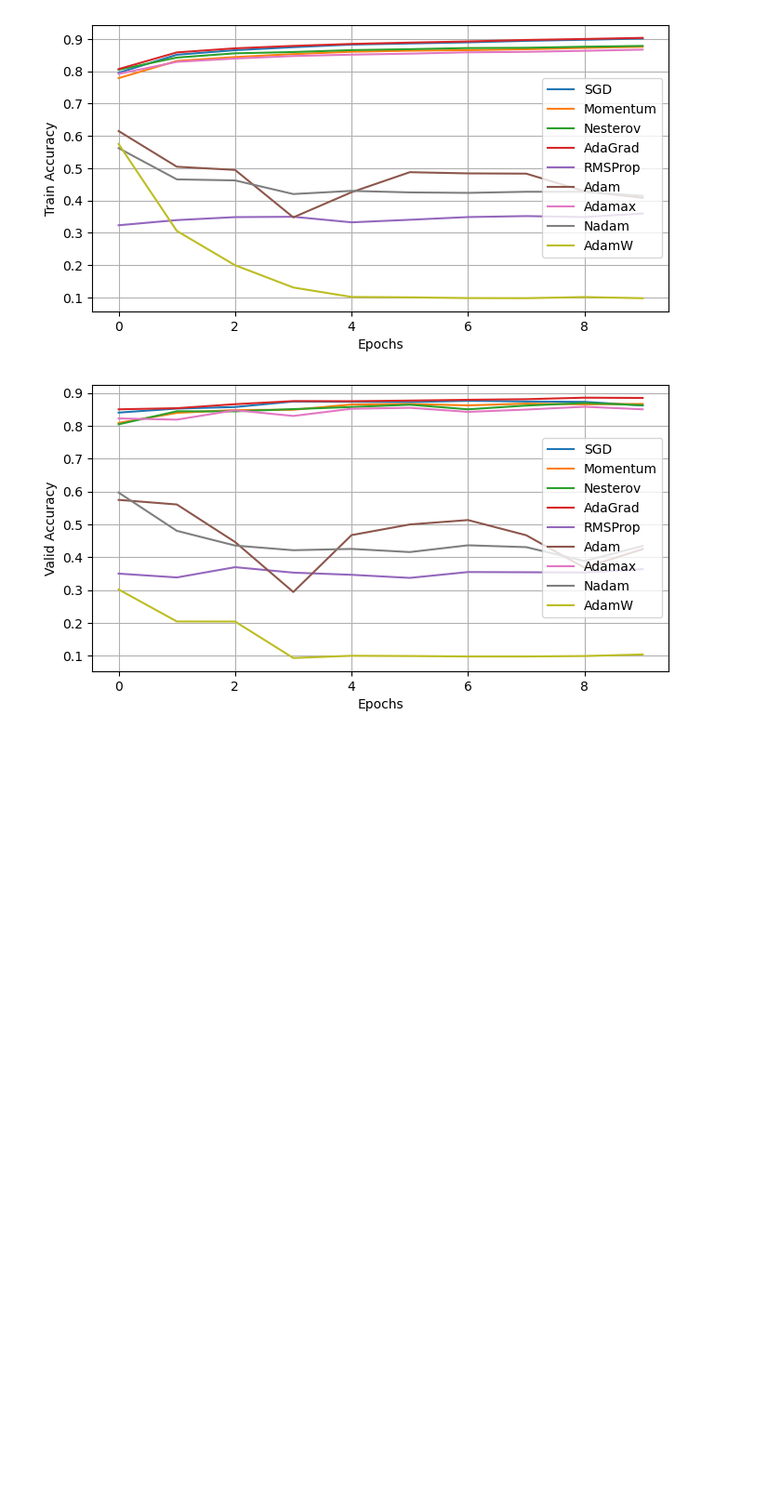
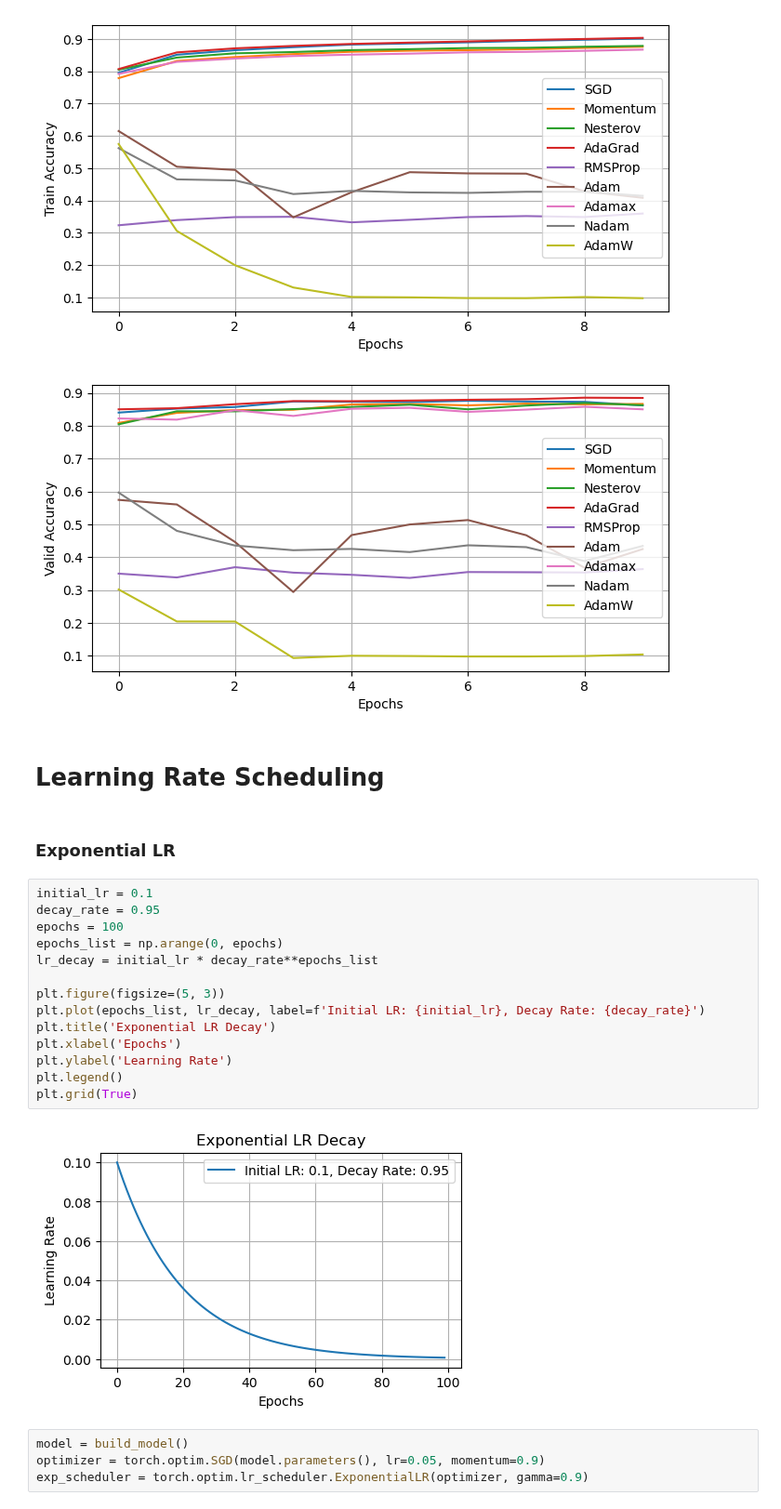
Before and after one commit to ShindeShivam/Machine-Learning, a Jupyter notebook: Deep-Learning-with-Pytorch/2.Training-Deep-Neural-Network/training_deep_neural_nets.ipynb, the cells around one changed output. Shown at 93% size. Saved outputs shown, nothing was run; the diff lists cells and outputs as text; blank space fills up the shorter version.

Commit message:
lr scheduling

```diff
--- a/Deep-Learning-with-Pytorch/2.Training-Deep-Neural-Network/training_deep_neural_nets.ipynb
+++ b/Deep-Learning-with-Pytorch/2.Training-Deep-Neural-Network/training_deep_neural_nets.ipynb
@@ -553,3 +553,27 @@ for plot in ("train_metrics","valid_metrics"):
 # %% [output]
 [figure]
 [figure]
+# %% [markdown]
+# Learning Rate Scheduling
+# %% [markdown]
+### Exponential LR
+# %%
+initial_lr = 0.1
+decay_rate = 0.95
+epochs = 100
+epochs_list = np.arange(0, epochs)
+lr_decay = initial_lr * decay_rate**epochs_list
+
+plt.figure(figsize=(5, 3))
+plt.plot(epochs_list, lr_decay, label=f'Initial LR: {initial_lr}, Decay Rate: {decay_rate}')
+plt.title('Exponential LR Decay')
+plt.xlabel('Epochs')
+plt.ylabel('Learning Rate')
+plt.legend()
+plt.grid(True)
+# %% [output]
+[figure, added]
+# %%
+model = build_model()
+optimizer = torch.optim.SGD(model.parameters(), lr=0.05, momentum=0.9)
+exp_scheduler = torch.optim.lr_scheduler.ExponentialLR(optimizer, gamma=0.9)
```
Also changed, not shown: parts of 10 cells of this notebook.
